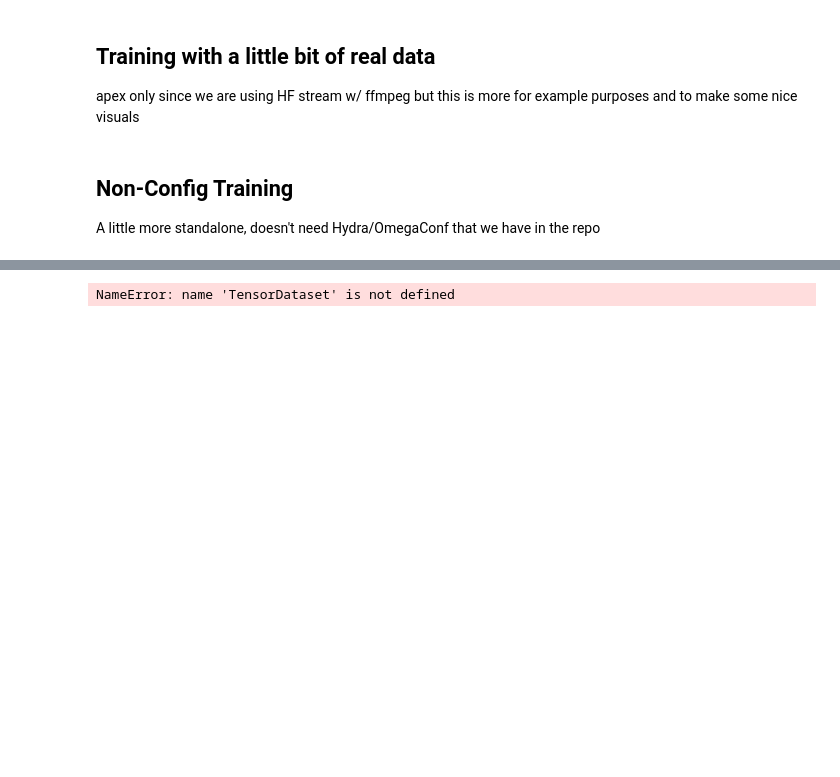
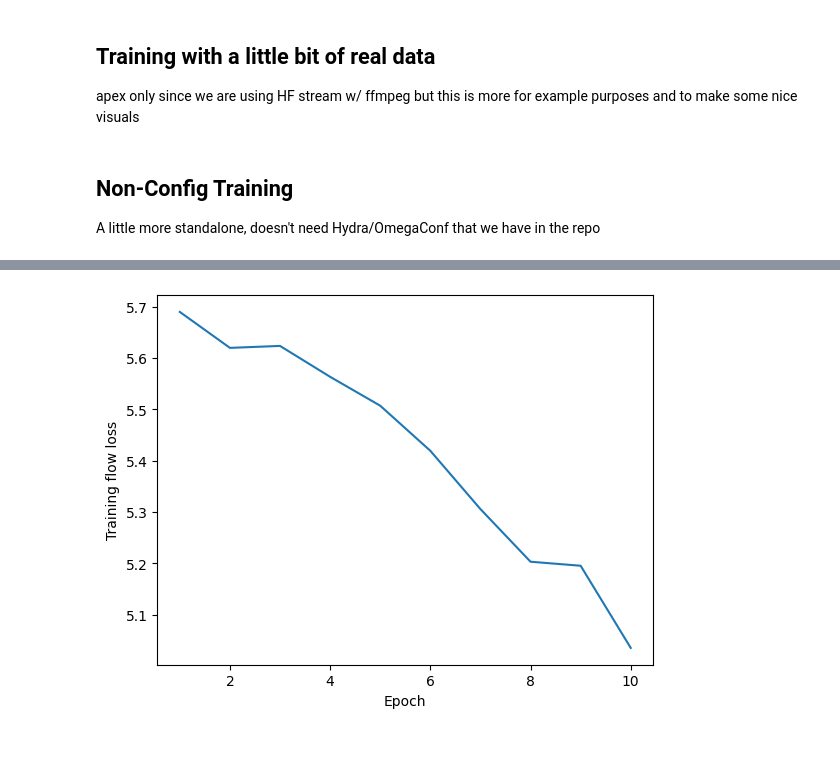
Before and after one commit to afrenkai/CVProject, a Jupyter notebook: notebooks/Main.ipynb, the cells around one changed output, grey strips where cells are left out. Saved outputs shown, nothing was run; the diff lists cells and outputs as text; code cells hidden in the pictures; blank space fills up the shorter version.

```diff
--- a/notebooks/Main.ipynb
+++ b/notebooks/Main.ipynb
@@ -3403,7 +3405,7 @@ def train(
     device = 'cuda' if torch.cuda.is_available else 'cpu'
     ctx_frames: int = 16
     tgt_frames: int = 8
-    tot_frames: int = context_frames + target_frames
+    tot_frames: int = ctx_frames + tgt_frames
 
     audio_encoder = (
         EncodecModel.from_pretrained("facebook/encodec_24khz")
@@ -3426,10 +3428,11 @@ def train(
 
     video_clips: list[Tensor] = []
     audio_clips: list[Tensor] = []
-    av_stream = stream_hf_av(count=example_count, total_steps=total_frames)
+    #TODO: use the cached ones instead to avoid waiting
+    av_stream = stream_hf_av(count=ex_cnt, total_steps=tot_frames)
 
     with torch.no_grad():
-        for batch in tqdm(stream, total=example_count, desc="Encoding clips..."):
+        for batch in tqdm(av_stream, total=ex_cnt, desc="Encoding clips..."):
             v = video_encoder(batch["frames"].to(device))
             waveform = batch["waveform"].to(device)
 
@@ -3439,18 +3442,18 @@ def train(
             )
 
             # ctx audio is wave * sr / fps
-            context_samples = context_frames * 24_000 // 30
+            context_samples = ctx_frames * 24_000 // 30
 
             # hide future audio
-            observed_audio = codec.encoder(mono_channels[..., :context_samples])
-            complete_audio = codec.encoder(mono_channels)
+            observed_audio = audio_encoder.encoder(mono_channels[..., :context_samples])
+            complete_audio = audio_encoder.encoder(mono_channels)
 
             # should be 5 tensor as we assert in prior cell
-            assert observed_audio.shape[-1] == context_frames // 2 * 5
-            assert complete_audio.shape[-1] == total_frames // 2 * 5
+            assert observed_audio.shape[-1] == ctx_frames // 2 * 5
+            assert complete_audio.shape[-1] == tot_frames // 2 * 5
 
             # reconstruct wave
-            audio = torch.cat(
+            a = torch.cat(
                 (
                     observed_audio,
                     complete_audio[..., observed_audio.shape[-1]:],
@@ -3458,41 +3461,42 @@ def train(
                 dim=-1,
             )
 
-            video = rearrange(
-                video,
+            v = rearrange(
+                v,
                 "batch (time phase) patch feature -> batch time patch (phase feature)",
                 phase=2,
             )
-            audio = rearrange(
-                audio,
+            a = rearrange(
+                a,
                 "(batch channel) feature (time phase) -> batch time (channel phase feature)",
                 channel=waveform.shape[1],
                 phase=5,
             )
-            assert video.shape[:2] == audio.shape[:2]
-            video_clips.append(video.cpu())
-            audio_clips.append(audio.cpu())
+            assert v.shape[:2] == a.shape[:2], (f"vid: {tuple(v.shape)}', aud: {tuple(a.shape)}")
+
+            video_clips.append(v.cpu())
+            audio_clips.append(a.cpu())
 
     v_feats = torch.cat(video_clips)
     a_feats = torch.cat(audio_clips)
-    assert v_feats.shape[0] == example_count
+    assert v_feats.shape[0] == ex_cnt
 
     v_sigma, v_mu = torch.std_mean(
-        video_features, dim=(0, 1, 2), correction=0
+        v_feats, dim=(0, 1, 2), correction=0
     )
-    a_std, a_mu = torch.std_mean(
-        audio_features, dim=(0, 1), correction=0
+    a_sigma, a_mu = torch.std_mean(
+        a_feats, dim=(0, 1), correction=0
     )
     norm = AudioVisualNormalizer(
-        video_mu,
+        v_mu,
         v_sigma.clamp_min(1e-6),
         a_mu,
         a_sigma.clamp_min(1e-6),
     )
     train_dl = DataLoader(
         TensorDataset(
-            norm.normalize_video(video_features),
-            norm.normalize_audio(audio_features),
+            norm.normalize_video(v_feats),
+            norm.normalize_audio(a_feats),
         ),
         batch_size=1,
         shuffle=True,
@@ -3500,8 +3504,8 @@ def train(
     )
 
     pred = AudioVisualFlowPredictor(
-        video_dimension=video_features.shape[-1],
-        audio_dimension=audio_features.shape[-1],
+        video_dimension=v_feats.shape[-1],
+        audio_dimension=a_feats.shape[-1],
         action_dimension=32,
         backbone_hidden_dimension=128,
         backbone_heads=4,
@@ -3532,15 +3536,15 @@ def train(
             optimizer.zero_grad(set_to_none=True)
             loss = flow_matching_loss(
                 transport,
-                predictor,
+                pred,
                 v.to(device),
                 a.to(device),
-                ctx_steps=ctx_frames // 2,
+                context_steps=ctx_frames // 2,
                 actions=None,
             )
             assert torch.isfinite(loss)
             loss.backward()
-            torch.nn.utils.clip_grad_norm_(predictor.parameters(), 1.0)
+            torch.nn.utils.clip_grad_norm_(pred.parameters(), 1.0)
             optimizer.step()
             epoch_losses.append(loss.item())
 
@@ -3578,4 +3585,4 @@ Skipping incomplete window (means byte count of clip was different of what was e
-NameError: name 'TensorDataset' is not defined
+[figure, added]
 # %% [markdown]
 ##
 # %% [markdown]
```
Also changed, not shown: parts of 6 cells of this notebook.
